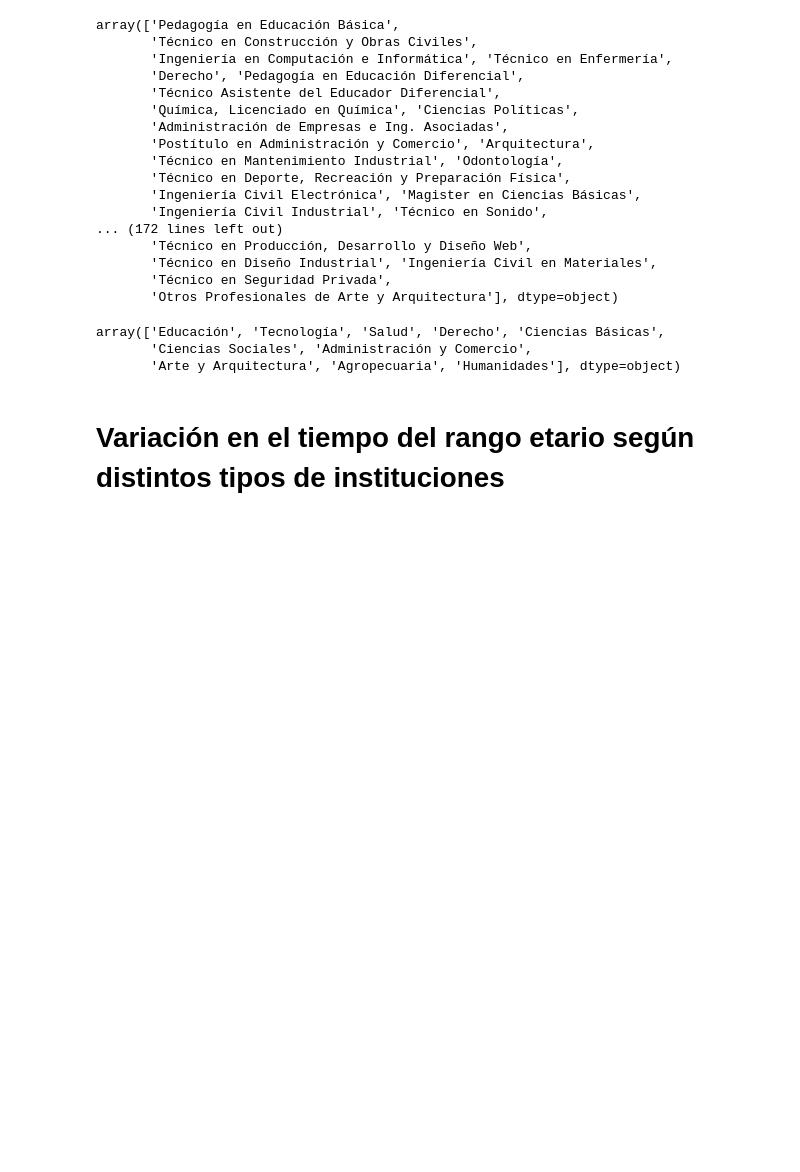
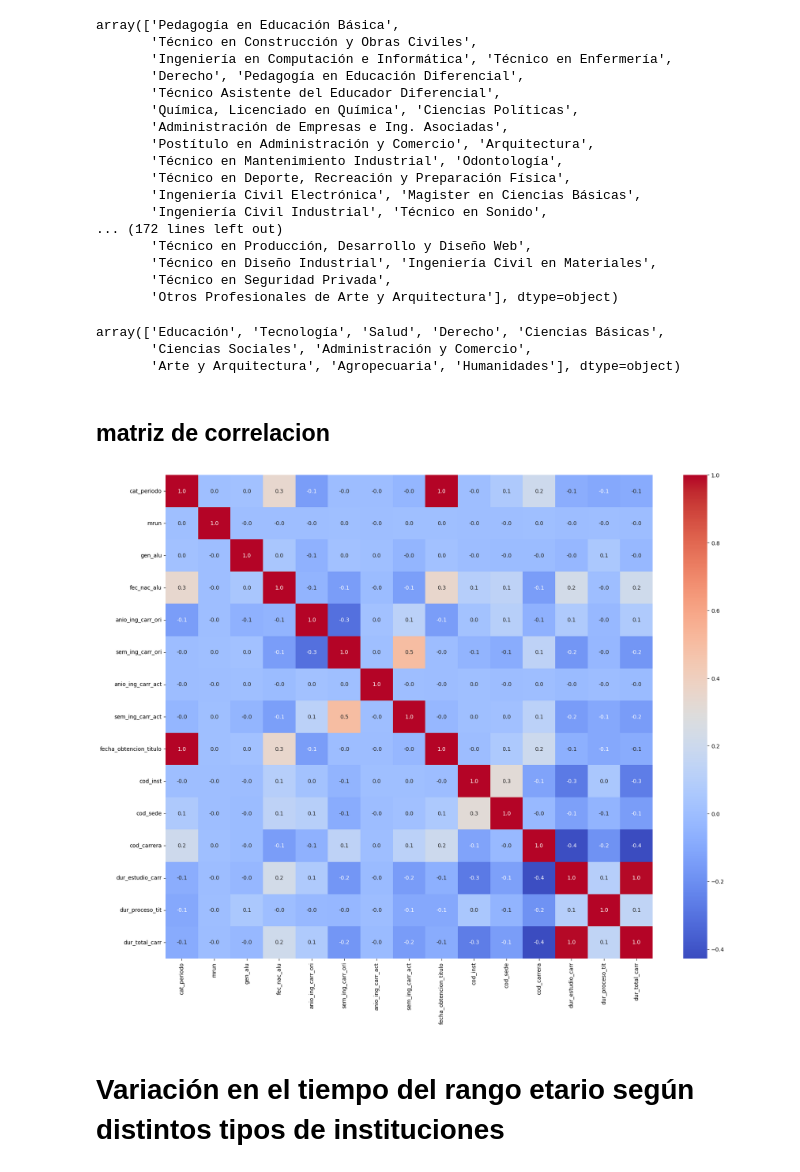
Before and after one commit to NicoBrandstetterr/titulados_ed_superior, a Jupyter notebook: preprocesamiento.ipynb, the cells around one changed output. Cells and saved outputs as stored; diff of their text form; code cells hidden in the pictures; blank space fills up the shorter version.

Commit message:
añadiendo matriz de correlación

```diff
--- a/preprocesamiento.ipynb
+++ b/preprocesamiento.ipynb
@@ -103,6 +103,18 @@ for df in data.values():
 df_final = pd.DataFrame()
 for df in data.values():
     df_final = pd.concat([df_final, df], ignore_index=True)
+# %% [markdown]
+## matriz de correlacion
+# %%
+# Crear una figura con un tamaño de 10 x 8 pulgadas
+fig, ax = plt.subplots(figsize=(20, 16))
+# Crear el mapa de calor en la figura especificada
+sns.heatmap(df_final.corr(), annot=True, fmt='.1f', cmap="coolwarm", ax=ax)
+
+# Mostrar el gráfico
+plt.show()
+# %% [output]
+[figure, added]
 # %% [markdown]
 # Variación en el tiempo del rango etario según distintos tipos de instituciones
 # %%
```
Also changed, not shown: parts of 6 cells of this notebook.
